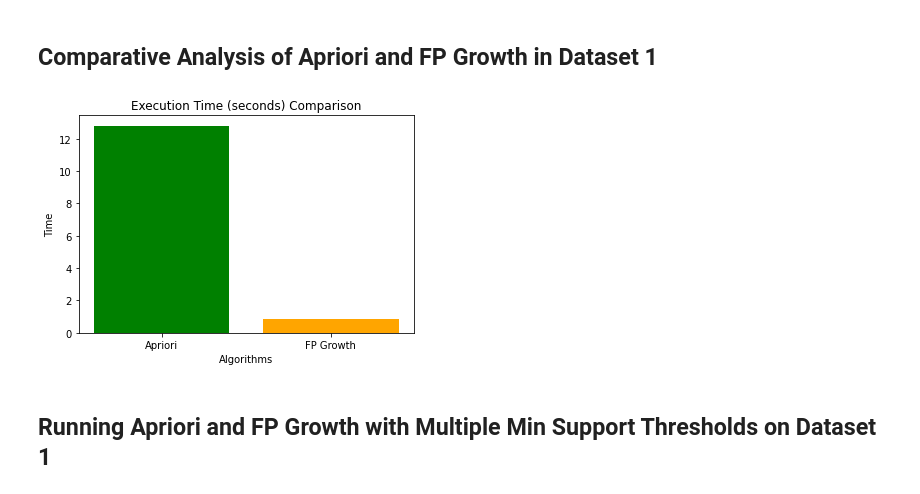
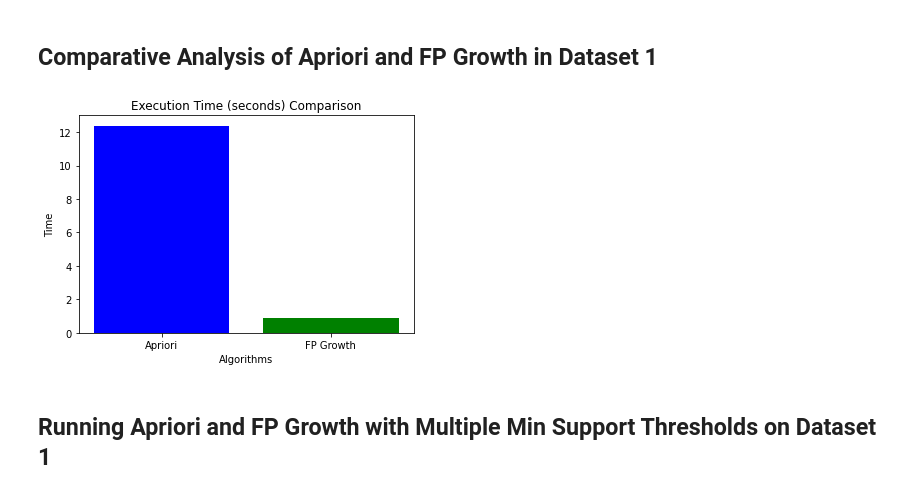
Before and after one commit to AlifAshrafee/Apriori-and-FP-Growth-Algorithm-in-Frequent-Pattern-Mining, a Jupyter notebook: DM_Assignment_Apriori_FP_Growth.ipynb, the cells around one changed output. Drawn from its saved outputs; the diff is of its cells as text; code cells hidden in the pictures.

```diff
--- a/DM_Assignment_Apriori_FP_Growth.ipynb
+++ b/DM_Assignment_Apriori_FP_Growth.ipynb
@@ -155,14 +155,14 @@ for rule in rules:
 # %% [markdown]
 ## Comparative Analysis of Apriori and FP Growth in Dataset 1
 # %%
-plt.bar([0, 1], [apriori_total_execution, fp_growth_total_execution], color=['green', 'orange'])
+plt.bar([0, 1], [apriori_total_execution, fp_growth_total_execution], color=['blue', 'green'])
 plt.xticks([0, 1], ("Apriori", "FP Growth"))
 plt.xlabel('Algorithms')
 plt.ylabel('Time')
 plt.title("Execution Time (seconds) Comparison")
 plt.show()
 # %% [output]
-[figure, old version]
+[figure, new version]
 # %% [markdown]
 ## Running Apriori and FP Growth with Multiple Min Support Thresholds on Dataset 1
 # %%
```
Also changed, not shown: parts of 5 cells of this notebook.
